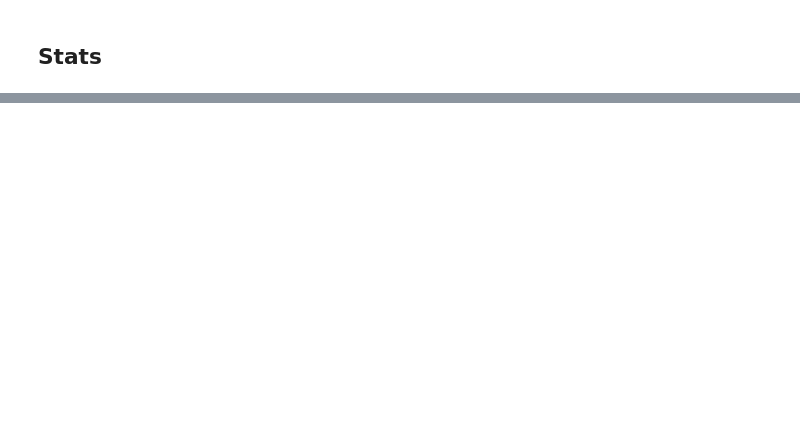
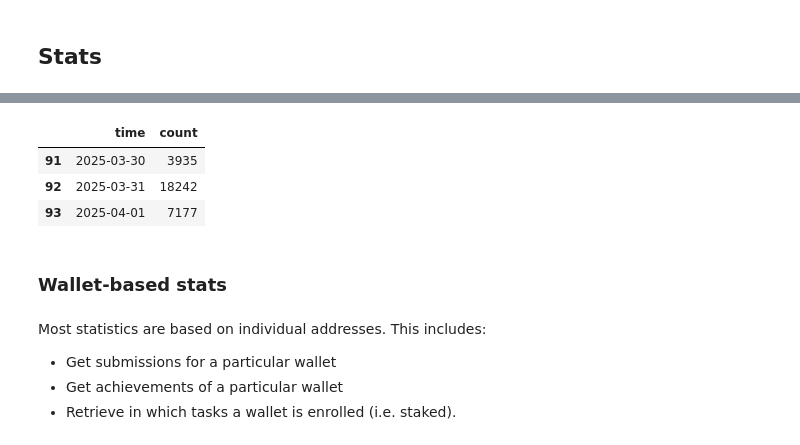
Before and after one commit to CarloLepelaars/flocky, a Jupyter notebook: nbs/01_api.ipynb, the cells around one changed output, grey strips where cells are left out. Cells and saved outputs as stored; diff of their text form; code cells hidden in the pictures; blank space fills up the shorter version.

```diff
--- a/nbs/01_api.ipynb
+++ b/nbs/01_api.ipynb
@@ -127,0 +166,9 @@ sub_df.T
+# %%
+#|eval: false
+val = val_stats(as_df=True)
+val.tail(3)
+# %% [output]
+|  | time | count |
+| 91 | 2025-03-30 | 3935 |
+| 92 | 2025-03-31 | 18242 |
+| 93 | 2025-04-01 | 7177 |
@@ -127,0 +178,7 @@ sub_df.T
+# %% [markdown]
+### Wallet-based stats
+# %% [markdown]
+Most statistics are based on individual addresses. This includes:
+- Get submissions for a particular wallet
+- Get achievements of a particular wallet
+- Retrieve in which tasks a wallet is enrolled (i.e. staked).
```
Also changed, not shown: parts of 54 cells of this notebook, 7 other files.
